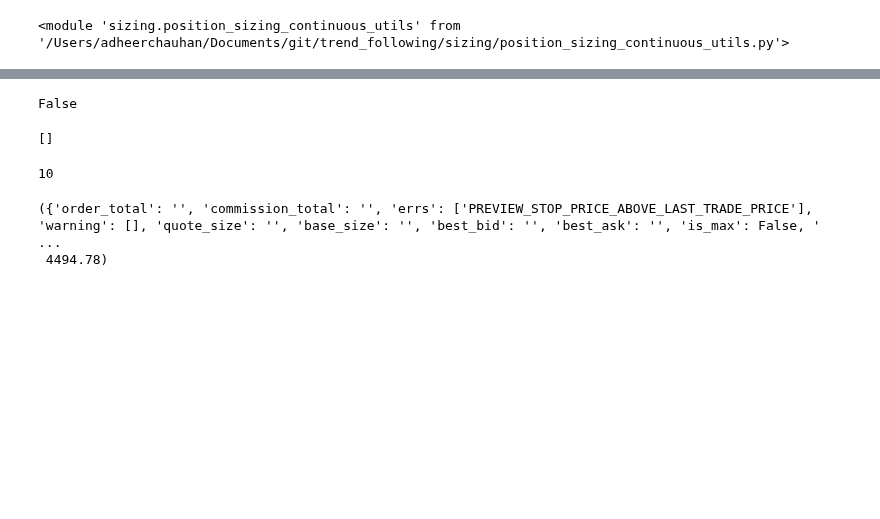
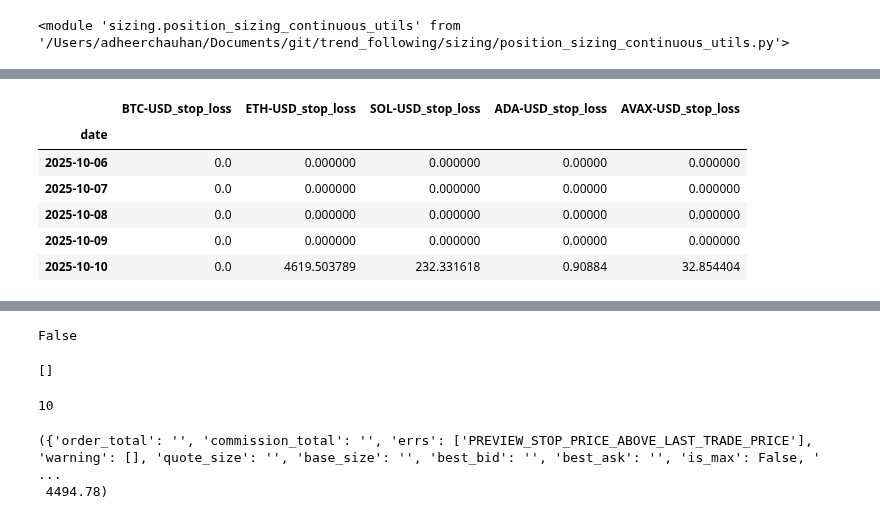
Before and after one commit to adheerchauhan/trend_following, a Jupyter notebook: research/notebooks/Trend_Following_Strategy_Implementation.ipynb, the cells around one changed output, grey strips where cells are left out. Saved outputs shown, nothing was run; the diff lists cells and outputs as text; code cells hidden in the pictures; blank space fills up the shorter version.

```diff
--- a/research/notebooks/Trend_Following_Strategy_Implementation.ipynb
+++ b/research/notebooks/Trend_Following_Strategy_Implementation.ipynb
@@ -650,3 +707,14 @@ df.tail()
+# %%
+stop_loss_cols = [f'{ticker}_stop_loss' for ticker in cfg['universe']['tickers']]
+df[stop_loss_cols].tail(5)
+# %% [output]
+|  | BTC-USD_stop_loss | ETH-USD_stop_loss | SOL-USD_stop_loss | ADA-USD_stop_loss | AVAX-USD_stop_loss |
+| date |  |  |  |  |  |
+| 2025-10-06 | 0.0 | 0.000000 | 0.000000 | 0.00000 | 0.000000 |
+| 2025-10-07 | 0.0 | 0.000000 | 0.000000 | 0.00000 | 0.000000 |
+| 2025-10-08 | 0.0 | 0.000000 | 0.000000 | 0.00000 | 0.000000 |
+| 2025-10-09 | 0.0 | 0.000000 | 0.000000 | 0.00000 | 0.000000 |
+| 2025-10-10 | 0.0 | 4619.503789 | 232.331618 | 0.90884 | 32.854404 |
 # %%
 signal_cols = [f'{ticker}_final_signal' for ticker in cfg['universe']['tickers']]
 df[signal_cols].tail(20)
```
Also changed, not shown: parts of 14 cells of this notebook.
